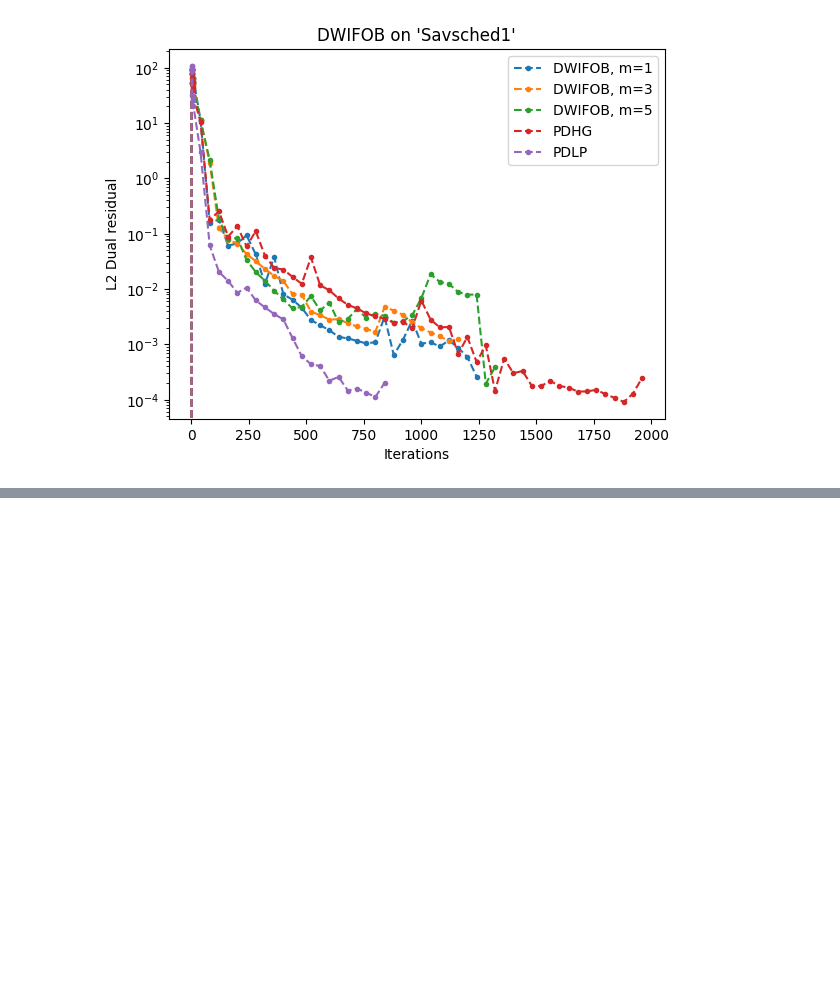
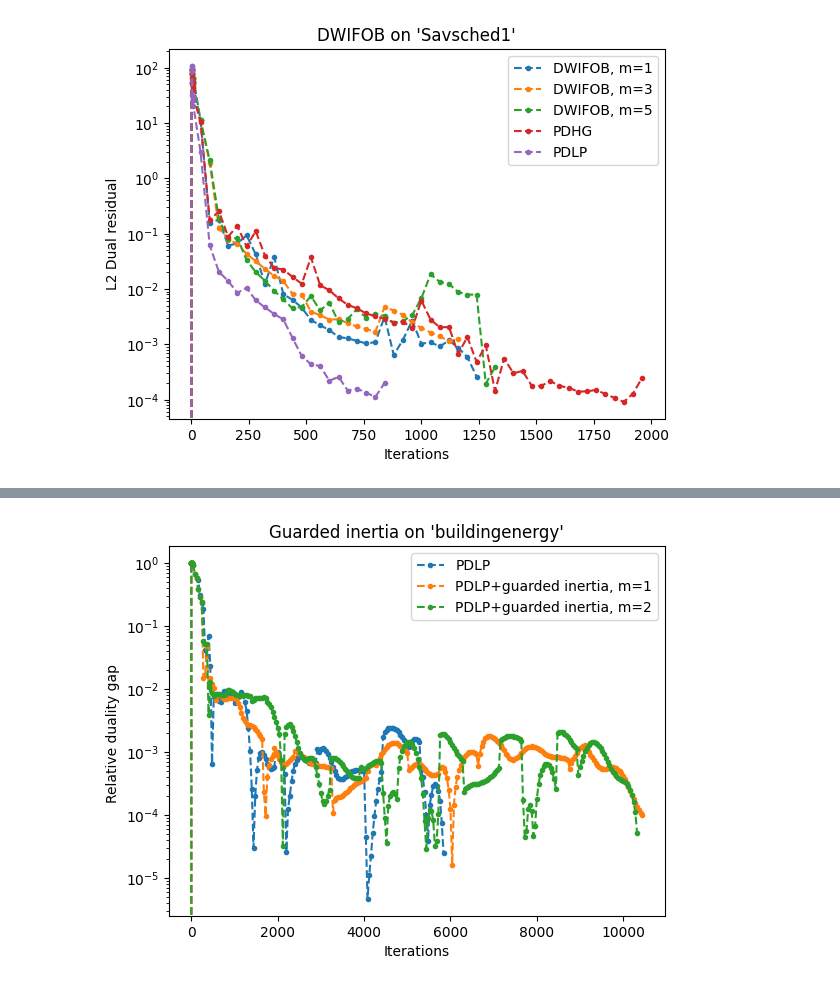
Before and after one commit to TheodorAT/MasterThesis, a Jupyter notebook: scripts/plot_convergences.ipynb, the cells around one changed output, grey strips where cells are left out. Cells and saved outputs as stored; diff of their text form; code cells hidden in the pictures; blank space fills up the shorter version.

```diff
--- a/scripts/plot_convergences.ipynb
+++ b/scripts/plot_convergences.ipynb
@@ -349,0 +398,17 @@ plt.legend();
+# %%
+# Visualizing the results on 'savsched1':
+buildingenergy_solve_m0 = plot_info_others_1e4["buildingenergy_+step_size_inertial_PDHG_1e-4_m=0"]
+buildingenergy_solve_m1 = plot_info_others_1e4["buildingenergy_+step_size_inertial_PDHG_1e-4_m=1"]
+buildingenergy_solve_m2 = plot_info_others_1e4["buildingenergy_+step_size_inertial_PDHG_1e-4_m=2"]
+
+plt.plot(buildingenergy_solve_m0["iterations"], buildingenergy_solve_m0["rel_duality_gap"], ".--", label="PDLP")
+plt.plot(buildingenergy_solve_m1["iterations"], buildingenergy_solve_m1["rel_duality_gap"], ".--", label="PDLP+guarded inertia, m=1")
+plt.plot(buildingenergy_solve_m2["iterations"], buildingenergy_solve_m2["rel_duality_gap"], ".--", label="PDLP+guarded inertia, m=2")
+
+plt.xlabel("Iterations")
+plt.ylabel("Relative duality gap ")
+plt.yscale('log')
+plt.title("Guarded inertia on 'buildingenergy'")
+plt.legend();
+# %% [output]
+[figure, added]
```
Also changed, not shown: parts of 4 cells of this notebook, 19 other files.
